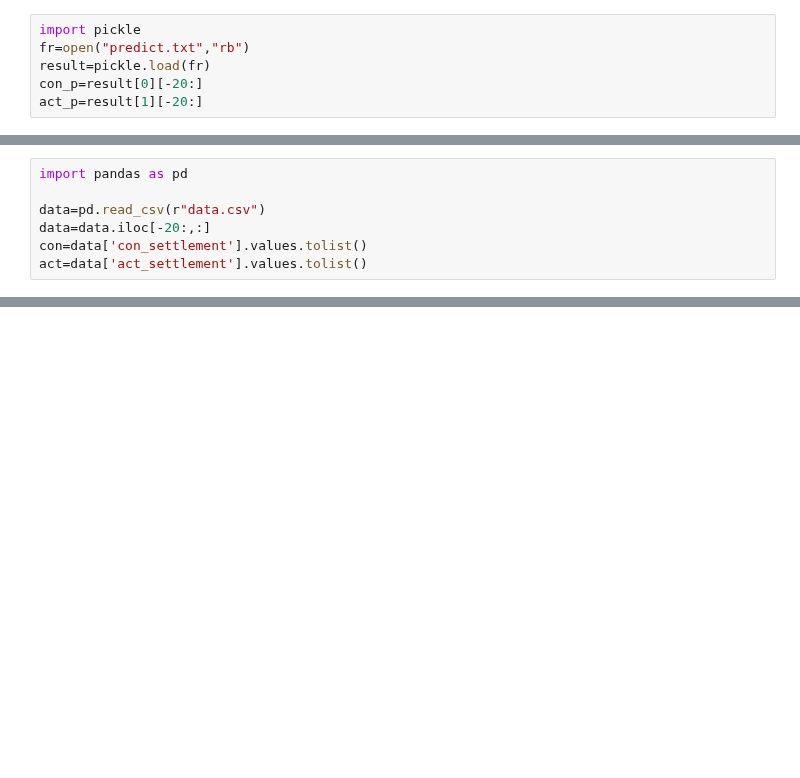
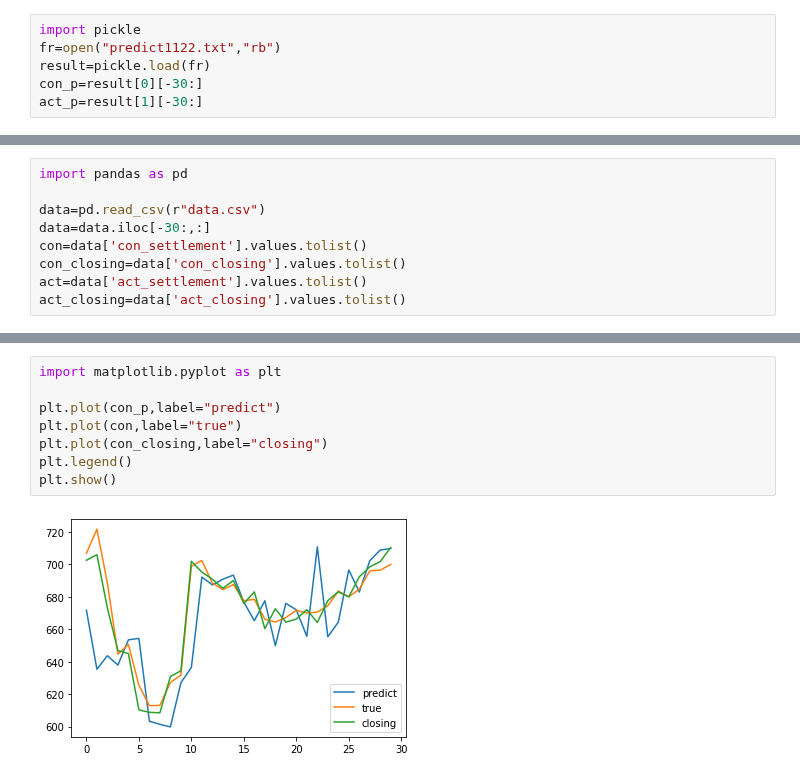
Before and after one commit to manqingfu/futures, a Jupyter notebook: check_predict.ipynb, the cells around one changed output, grey strips where cells are left out. Drawn from its saved outputs; the diff is of its cells as text; blank space fills up the shorter version.

```diff
--- a/check_predict.ipynb
+++ b/check_predict.ipynb
@@ -1,9 +1,9 @@
 # %%
 import pickle
-fr=open("predict.txt","rb")
+fr=open("predict1122.txt","rb")
 result=pickle.load(fr)
-con_p=result[0][-20:]
-act_p=result[1][-20:]
+con_p=result[0][-30:]
+act_p=result[1][-30:]
 # %%
 print(con_p,act_p)
 # %% [output]
@@ -12,9 +12,11 @@ print(con_p,act_p)
 import pandas as pd
 
 data=pd.read_csv(r"data.csv")
-data=data.iloc[-20:,:]
+data=data.iloc[-30:,:]
 con=data['con_settlement'].values.tolist()
+con_closing=data['con_closing'].values.tolist()
 act=data['act_settlement'].values.tolist()
+act_closing=data['act_closing'].values.tolist()
 # %%
 print(con,act)
 # %% [output]
@@ -21,0 +38,10 @@ print(con,act)
+# %%
+import matplotlib.pyplot as plt
+
+plt.plot(con_p,label="predict")
+plt.plot(con,label="true")
+plt.plot(con_closing,label="closing")
+plt.legend()
+plt.show()
+# %% [output]
+[figure, added]
```
Also changed, not shown: parts of 12 cells of this notebook, 6 other files.
